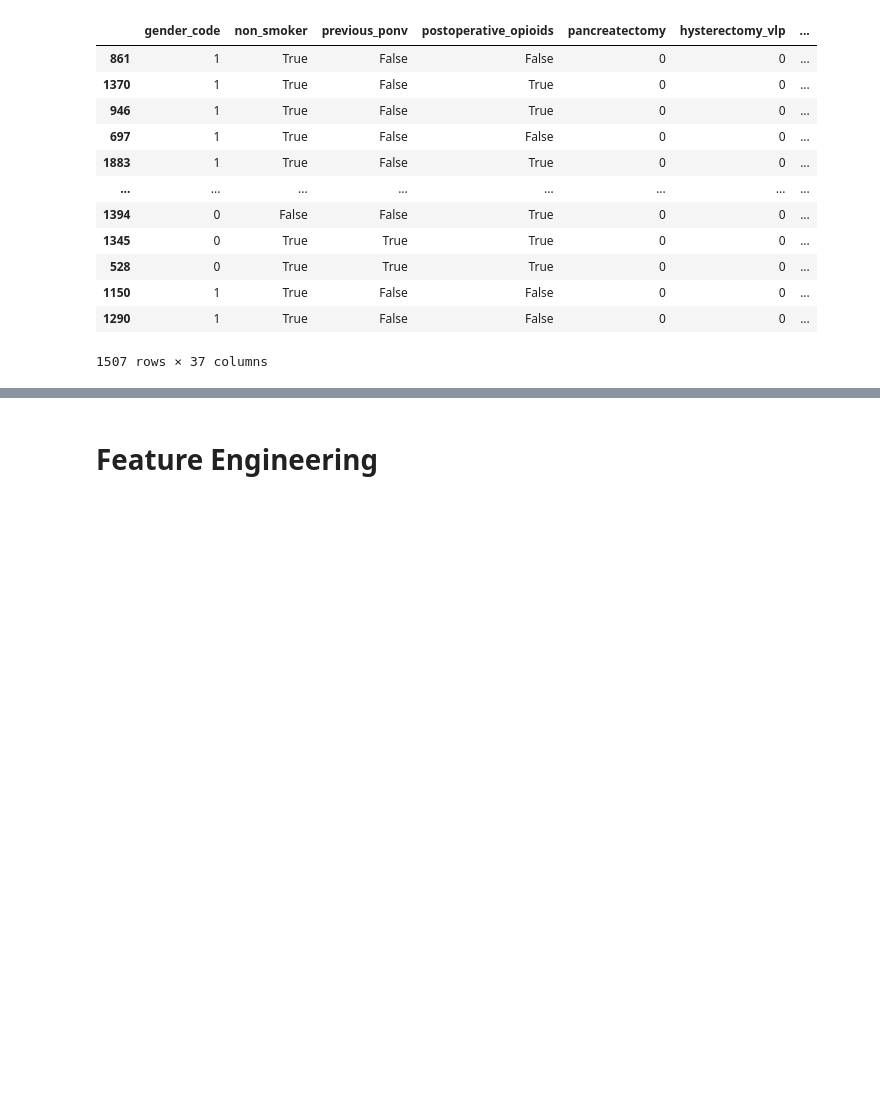
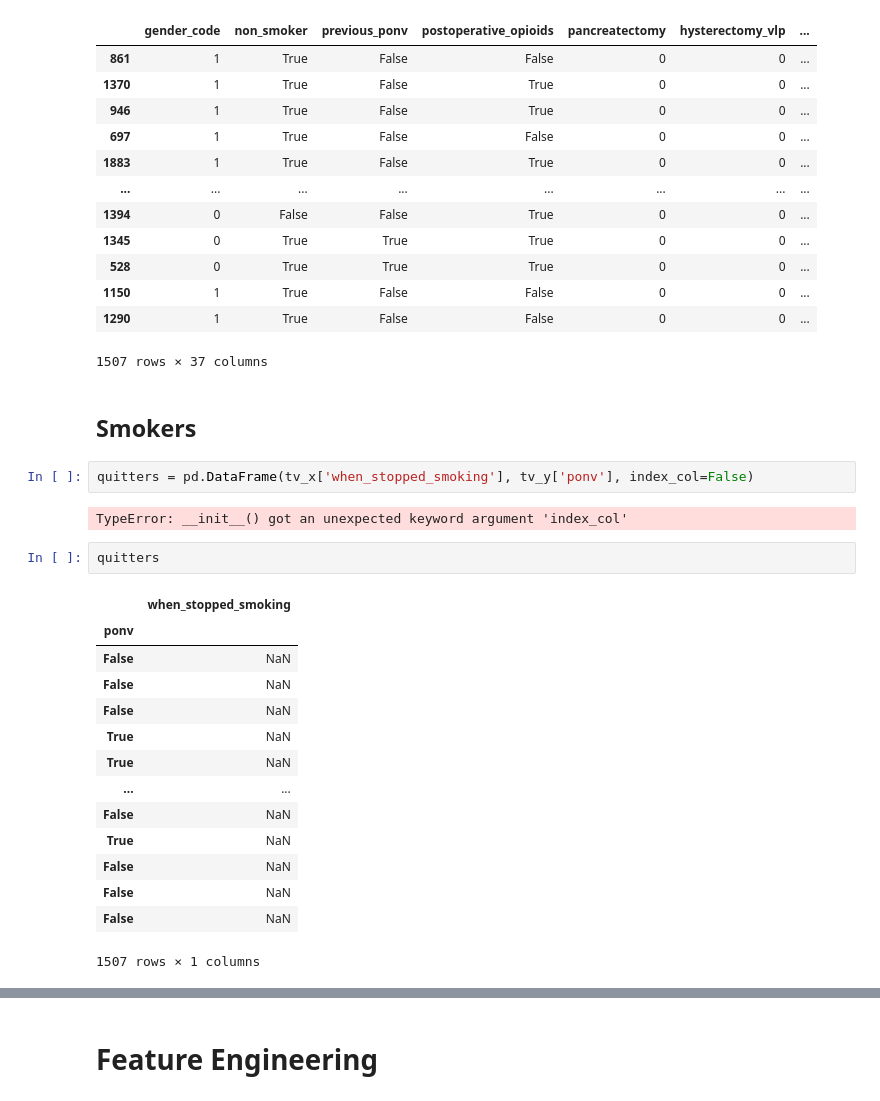
Before and after one commit to brokengrappler/PONV_Classifier, a Jupyter notebook: jpnb/P3_EDA.ipynb, the cells around one changed output, grey strips where cells are left out. Cells and saved outputs as stored; diff of their text form; blank space fills up the shorter version.

```diff
--- a/jpnb/P3_EDA.ipynb
+++ b/jpnb/P3_EDA.ipynb
@@ -956,3 +888,26 @@ agg_df_x
 | 1150 | 1 | True | False | False | 0 | 0 | ... |
 | 1290 | 1 | True | False | False | 0 | 0 | ... |
 1507 rows × 37 columns
+# %% [markdown]
+## Smokers
+# %%
+quitters = pd.DataFrame(tv_x['when_stopped_smoking'], tv_y['ponv'], index_col=False)
+# %% [output]
+TypeError: __init__() got an unexpected keyword argument 'index_col'
+# %%
+quitters
+# %% [output]
+|  | when_stopped_smoking |
+| ponv |  |
+| False | NaN |
+| False | NaN |
+| False | NaN |
+| True | NaN |
+| True | NaN |
+| ... | ... |
+| False | NaN |
+| True | NaN |
+| False | NaN |
+| False | NaN |
+| False | NaN |
+1507 rows × 1 columns
```
Also changed, not shown: parts of 13 cells of this notebook, 39 other files.
